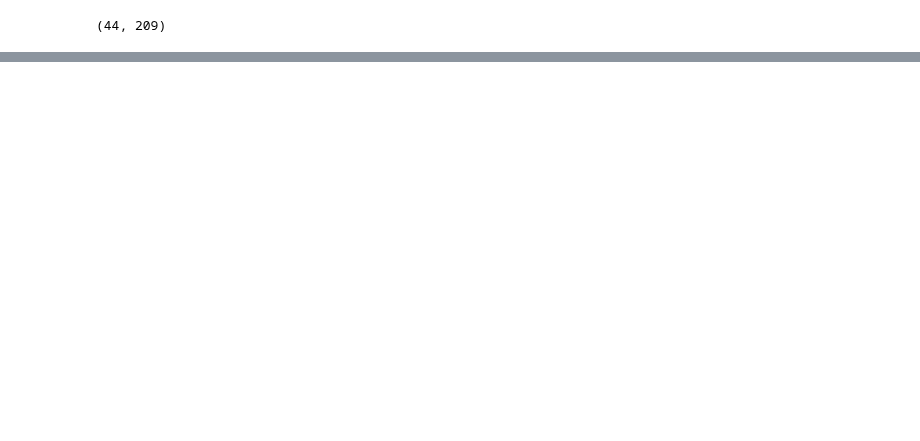
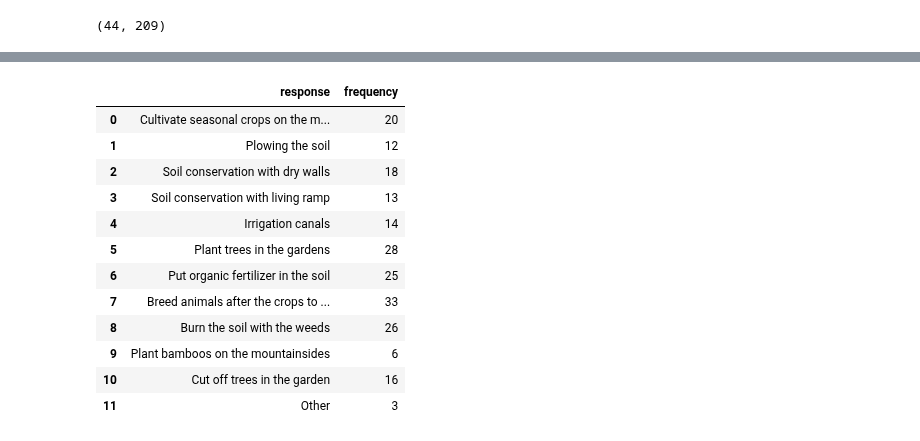
Before and after one commit to wisnercelucus/pes-nippes-data-cleaning, a Jupyter notebook: notebooks/fishers_cleaning.ipynb, the cells around one changed output, grey strips where cells are left out. Cells and saved outputs as stored; diff of their text form; code cells hidden in the pictures; blank space fills up the shorter version.

```diff
--- a/notebooks/fishers_cleaning.ipynb
+++ b/notebooks/fishers_cleaning.ipynb
@@ -30,0 +38,2 @@ f_df = fishers_df.copy()
+# %%
+n_f_df = f_df[["Sex"]]
@@ -30,0 +530,12 @@ f_df = fishers_df.copy()
+# %%
+col_name = "Q22.1- Ou toujou al peche chak semèn nan yon mwa ?  "
+values = {"Wi":"Yes",
+          "Non":"No",
+         }
+
+environment_knowledge16 = rename_col_values(f_df, col_name, values)
+col_name = "Do you go to fish every week of a month?"
+n_f_df[col_name] = pd.Series(environment_knowledge16)
+
+environment_knowledge16_df = count_freq_simple_answer(n_f_df, col_name)
+environment_knowledge16_df
@@ -30,0 +547,2 @@ f_df = fishers_df.copy()
+# %%
+n_f_df["What is your average fishing income on a week?"] = f_df["Q22 - Kisa pèch la rapotew nan yon semen konsa ? "]
@@ -30,0 +631,52 @@ f_df = fishers_df.copy()
+# %%
+col_name = "Q14- Pratik agrikòl – Eske ou konn ?"
+values = {"Plante pistach nan flan mòn yo":"Grow peanuts on the mountainsides",
+          "Plante pistach, vetivè, manyòk, yanm ak lot kilti ki ka rache le wap rekolte yo oubyen ou fouye te a le wap rekolte yo nan flan mòn yo":"Cultivate seasonal crops on the mountainsides",
+          "Laboure te ki nan flan mòn yo":"Plowing the soil",
+          "Fe misek pou pwoteje tè a kont erozyon":"Soil conservation with dry walls",
+          "Fe ranp vivan pou pwoteje te yo kont ewozyon":"Soil conservation with living ramp",
+          "Fe kanal koutou pou pemet plis dlo rantre nan te a ":"Irrigation canals",
+          "Plante pye bwa nan jaden yo":"Plant trees in the gardens",
+          "Plante banbou nan flan mon yo, bo rivye pou kenbe te yo":"Plant bamboos on the mountainsides",
+          "Koupe pye bwa nan jaden yo":"Cut off trees in the garden",
+          "Brile te a ak raje ki ladanl":"Burn the soil with the weeds",
+          "Mete fimye nan plant yo":"Put organic fertilizer in the soil",
+          "Mare bet nan jaden yo pou anrichi te a":"Breed animals after the crops to fertilize the soil",
+          "Fe lot pratik nan jaden ou yo ":"Other",
+         }
+
+environment_knowledge18 =  rename_col_with_multiple_values(f_df, col_name, values)
+
+col_name = "What agricultural practices do you know?"
+n_f_df[col_name] = pd.Series(environment_knowledge18)
+
+patterns = ["Grow peanuts on the mountainsides",
+            "Cultivate seasonal crops on the mountainsides",
+            'Plowing the soil',
+            'Soil conservation with dry walls',
+            'Soil conservation with living ramp',
+            "Irrigation canals",
+            'Plant trees in the gardens',
+            "Plant bamboos on the mountainsides",
+            "Cut off trees in the garden",
+            "Burn the soil with the weeds",
+            "Put organic fertilizer in the soil",
+            "Breed animals after the crops to fertilize the soil",
+            "Other"]
+
+environment_knowledge18_df = count_freq_multiple_answer(n_f_df, col_name, patterns)
+environment_knowledge18_df
+# %% [output]
+|  | response | frequency |
+| 0 | Cultivate seasonal crops on the m... | 20 |
+| 1 | Plowing the soil | 12 |
+| 2 | Soil conservation with dry walls | 18 |
+| 3 | Soil conservation with living ramp | 13 |
+| 4 | Irrigation canals | 14 |
+| 5 | Plant trees in the gardens | 28 |
+| 6 | Put organic fertilizer in the soil | 25 |
+| 7 | Breed animals after the crops to ... | 33 |
+| 8 | Burn the soil with the weeds | 26 |
+| 9 | Plant bamboos on the mountainsides | 6 |
+| 10 | Cut off trees in the garden | 16 |
+| 11 | Other | 3 |
```
Also changed, not shown: parts of 32 cells of this notebook, 2 other files.
